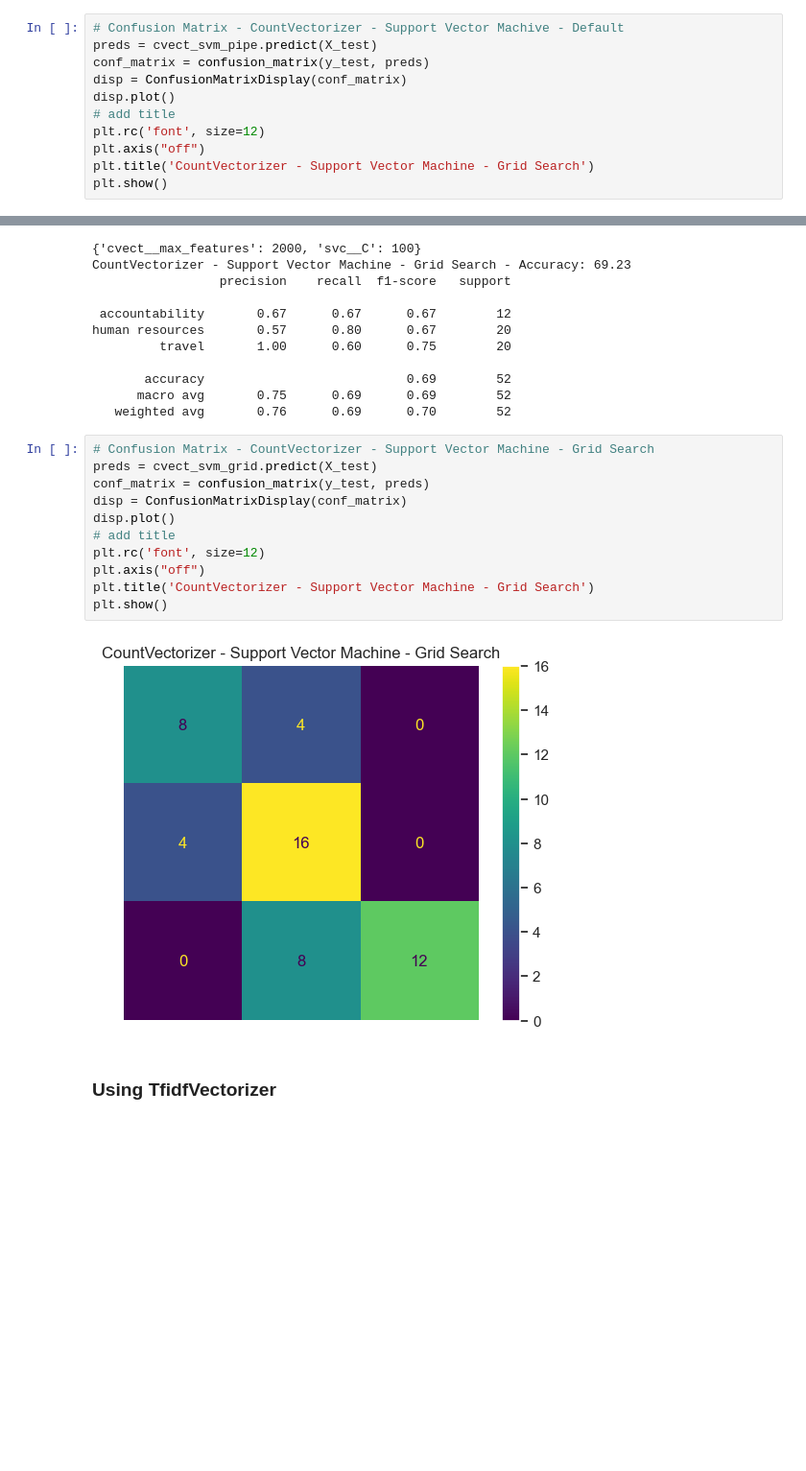
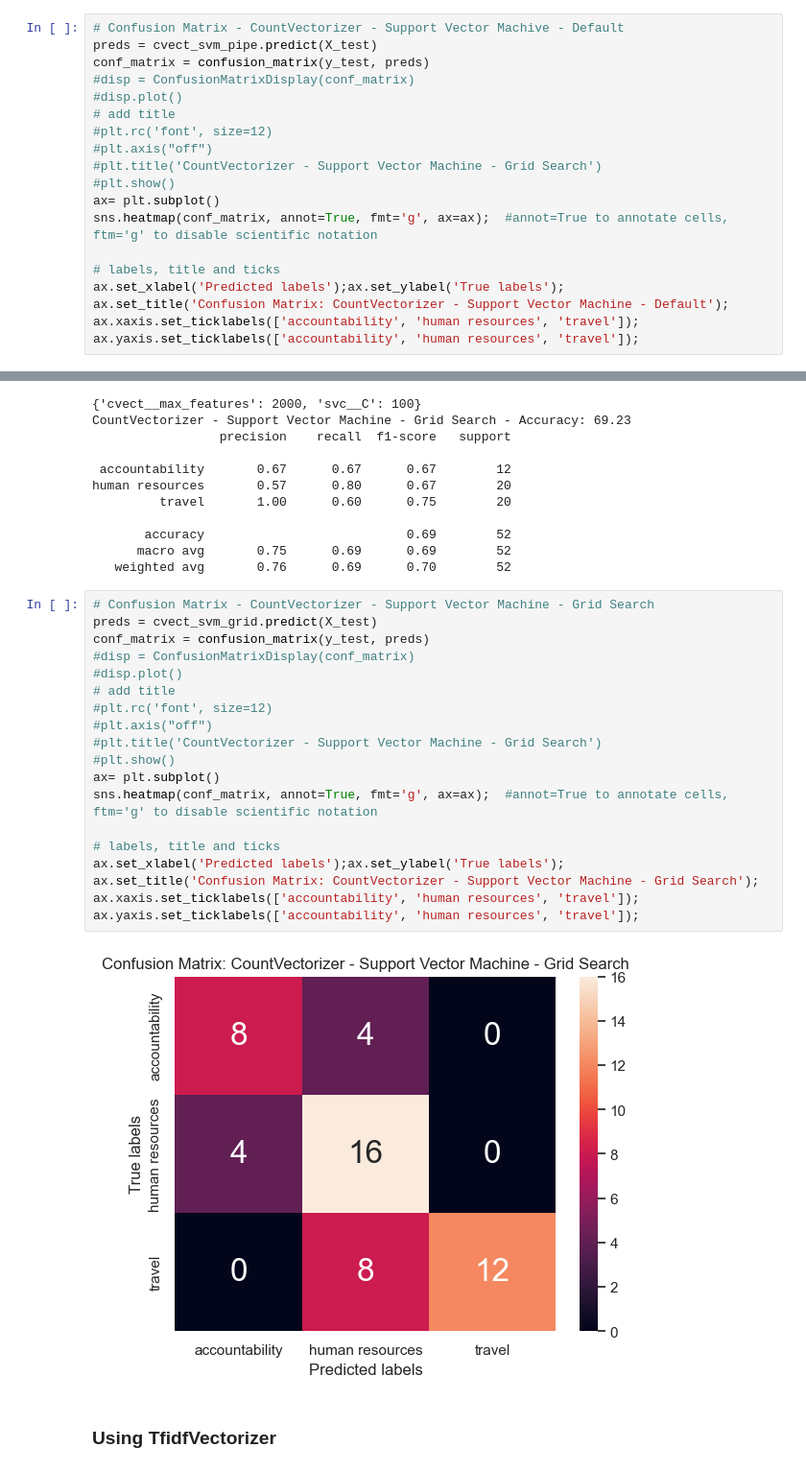
Before and after one commit to cdungca/document-classifier, a Jupyter notebook: main.ipynb, the cells around one changed output, grey strips where cells are left out. Shown at 96% size. Drawn from its saved outputs; the diff is of its cells as text; blank space fills up the shorter version.

```diff
--- a/main.ipynb
+++ b/main.ipynb
@@ -499,11 +519,18 @@ human resources       0.43      0.90      0.58        20
 # Confusion Matrix - CountVectorizer - Support Vector Machive - Default
 preds = cvect_svm_pipe.predict(X_test)
 conf_matrix = confusion_matrix(y_test, preds)
-disp = ConfusionMatrixDisplay(conf_matrix)
-disp.plot()
+#disp = ConfusionMatrixDisplay(conf_matrix)
+#disp.plot()
 # add title
-plt.rc('font', size=12)
-plt.axis("off")
-plt.title('CountVectorizer - Support Vector Machine - Grid Search')
-plt.show()
+#plt.rc('font', size=12)
+#plt.axis("off")
+#plt.title('CountVectorizer - Support Vector Machine - Grid Search')
+#plt.show()
+ax= plt.subplot()
+sns.heatmap(conf_matrix, annot=True, fmt='g', ax=ax);  #annot=True to annotate cells, ftm='g' to disable scientific notation
+
+# labels, title and ticks
+ax.set_xlabel('Predicted labels');ax.set_ylabel('True labels');
+ax.set_title('Confusion Matrix: CountVectorizer - Support Vector Machine - Default');
+ax.xaxis.set_ticklabels(['accountability', 'human resources', 'travel']); ax.yaxis.set_ticklabels(['accountability', 'human resources', 'travel']);
 # %% [output]
@@ -540,16 +567,23 @@ human resources       0.57      0.80      0.67        20
 # %%
 # Confusion Matrix - CountVectorizer - Support Vector Machine - Grid Search
 preds = cvect_svm_grid.predict(X_test)
 conf_matrix = confusion_matrix(y_test, preds)
-disp = ConfusionMatrixDisplay(conf_matrix)
-disp.plot()
+#disp = ConfusionMatrixDisplay(conf_matrix)
+#disp.plot()
 # add title
-plt.rc('font', size=12)
-plt.axis("off")
-plt.title('CountVectorizer - Support Vector Machine - Grid Search')
-plt.show()
+#plt.rc('font', size=12)
+#plt.axis("off")
+#plt.title('CountVectorizer - Support Vector Machine - Grid Search')
+#plt.show()
+ax= plt.subplot()
+sns.heatmap(conf_matrix, annot=True, fmt='g', ax=ax);  #annot=True to annotate cells, ftm='g' to disable scientific notation
+
+# labels, title and ticks
+ax.set_xlabel('Predicted labels');ax.set_ylabel('True labels');
+ax.set_title('Confusion Matrix: CountVectorizer - Support Vector Machine - Grid Search');
+ax.xaxis.set_ticklabels(['accountability', 'human resources', 'travel']); ax.yaxis.set_ticklabels(['accountability', 'human resources', 'travel']);
 # %% [output]
-[figure, old version]
+[figure, new version]
 # %% [markdown]
 ### Using TfidfVectorizer
 # %%
```
Also changed, not shown: parts of 15 cells of this notebook.
